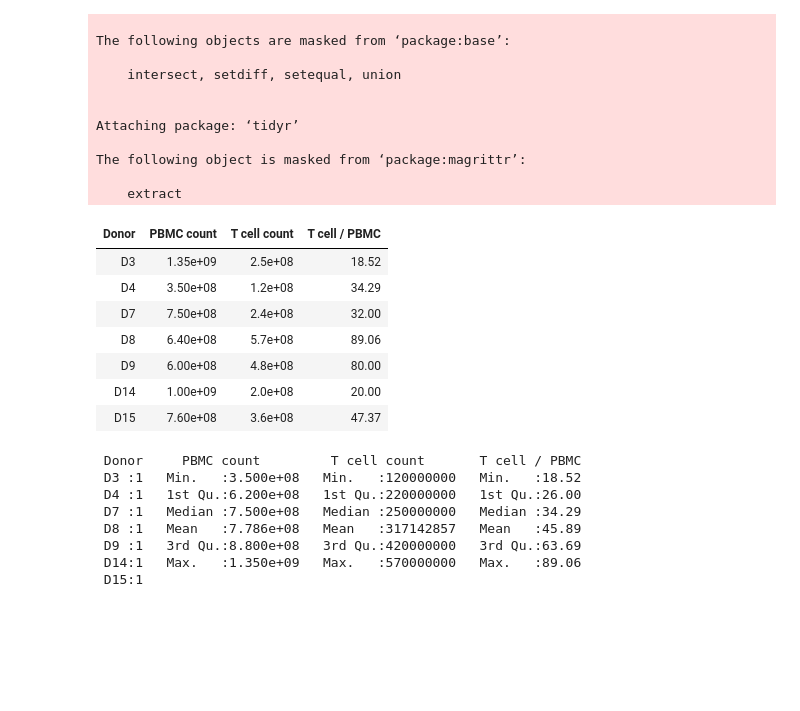
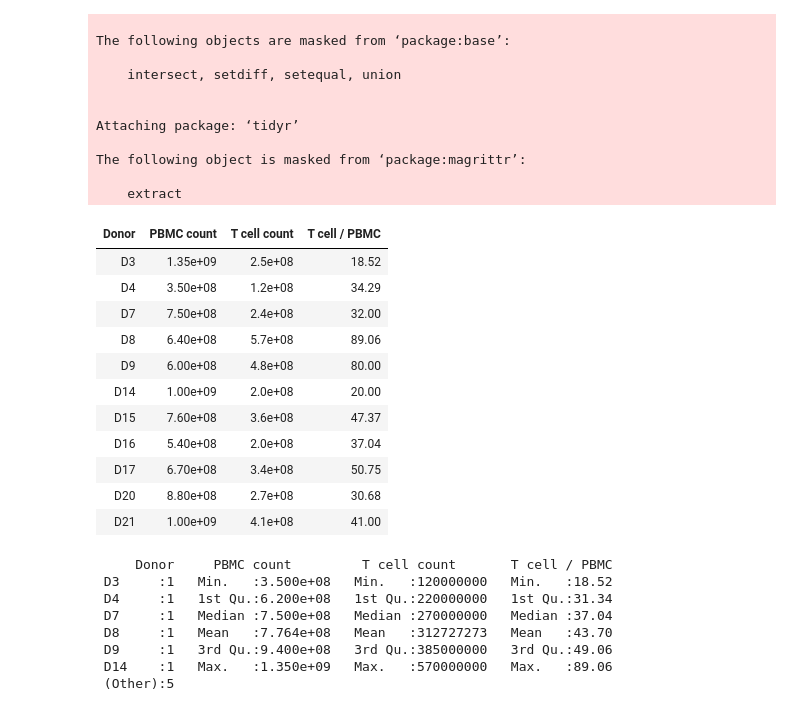
Before and after one commit to hammerlab/t-cell-guide, a Jupyter notebook: analyses/buffy-pbmc-tcell/Buffy - PBMC - T cell counts.ipynb, the cells around one changed output. Saved outputs shown, nothing was run; the diff lists cells and outputs as text; code cells hidden in the pictures; blank space fills up the shorter version.

```diff
--- a/analyses/buffy-pbmc-tcell/Buffy - PBMC - T cell counts.ipynb
+++ b/analyses/buffy-pbmc-tcell/Buffy - PBMC - T cell counts.ipynb
@@ -24,34 +24,38 @@ The following object is masked from ‘package:magrittr’:
 # %%
 donor_counts <-
     read_tsv(
         'counts.tsv',
         col_types=cols(
-            `Donor`=col_factor(levels=c("D3", "D4", "D7", "D8", "D9", "D14", "D15")),
+            `Donor`=col_factor(levels=c("D3", "D4", "D7", "D8", "D9", "D14", "D15", "D16", "D17", "D20", "D21")),
             .default=col_double()
         )
     )
 
 donor_counts
 # %% [output]
 | Donor | PBMC count | T cell count | T cell / PBMC |
 | D3 | 1.35e+09 | 2.5e+08 | 18.52 |
 | D4 | 3.50e+08 | 1.2e+08 | 34.29 |
 | D7 | 7.50e+08 | 2.4e+08 | 32.00 |
 | D8 | 6.40e+08 | 5.7e+08 | 89.06 |
 | D9 | 6.00e+08 | 4.8e+08 | 80.00 |
 | D14 | 1.00e+09 | 2.0e+08 | 20.00 |
 | D15 | 7.60e+08 | 3.6e+08 | 47.37 |
+| D16 | 5.40e+08 | 2.0e+08 | 37.04 |
+| D17 | 6.70e+08 | 3.4e+08 | 50.75 |
+| D20 | 8.80e+08 | 2.7e+08 | 30.68 |
+| D21 | 1.00e+09 | 4.1e+08 | 41.00 |
 # %%
 summary(donor_counts)
 # %% [output]
- Donor     PBMC count         T cell count       T cell / PBMC
- D3 :1   Min.   :3.500e+08   Min.   :120000000   Min.   :18.52
- D4 :1   1st Qu.:6.200e+08   1st Qu.:220000000   1st Qu.:26.00
- D7 :1   Median :7.500e+08   Median :250000000   Median :34.29
- D8 :1   Mean   :7.786e+08   Mean   :317142857   Mean   :45.89
- D9 :1   3rd Qu.:8.800e+08   3rd Qu.:420000000   3rd Qu.:63.69
- D14:1   Max.   :1.350e+09   Max.   :570000000   Max.   :89.06
- D15:1
+     Donor     PBMC count         T cell count       T cell / PBMC
+ D3     :1   Min.   :3.500e+08   Min.   :120000000   Min.   :18.52
+ D4     :1   1st Qu.:6.200e+08   1st Qu.:220000000   1st Qu.:31.34
+ D7     :1   Median :7.500e+08   Median :270000000   Median :37.04
+ D8     :1   Mean   :7.764e+08   Mean   :312727273   Mean   :43.70
+ D9     :1   3rd Qu.:9.400e+08   3rd Qu.:385000000   3rd Qu.:49.06
+ D14    :1   Max.   :1.350e+09   Max.   :570000000   Max.   :89.06
+ (Other):5
 # %%
 donor_counts %>%
     ggplot(aes(x=`Donor`, y=`PBMC count`, fill=`Donor`)) +
```
Also changed, not shown: parts of 3 cells of this notebook, 1 other file.
